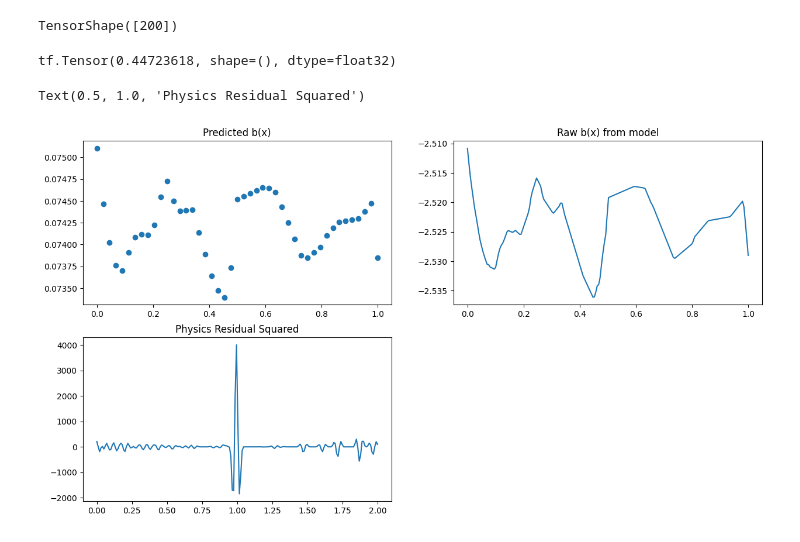
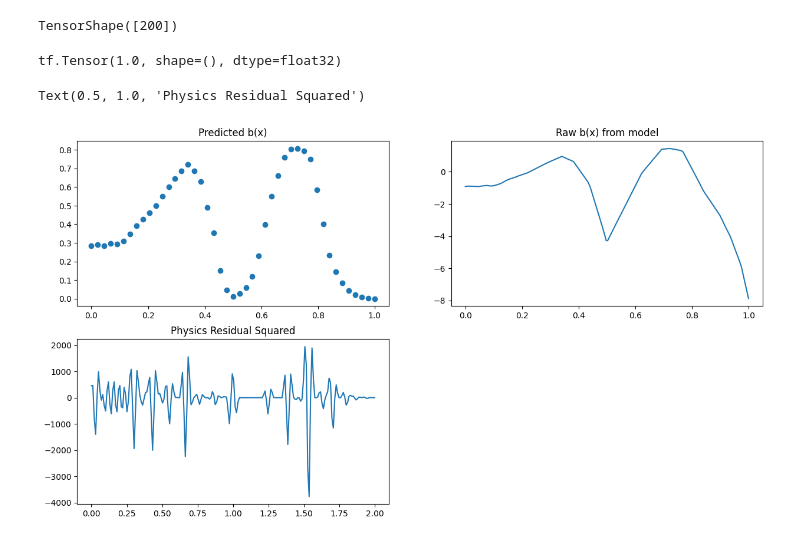
Before and after one commit to ShiyuanDengg/2D-Wall, a Jupyter notebook: 1D/1D Beam NeRF Combined DISCRETE.ipynb, the cells around one changed output. Cells and saved outputs as stored; diff of their text form; code cells hidden in the pictures.

Commit message:
fixed dimension issues by removing all squeezes

```diff
--- a/1D/1D Beam NeRF Combined DISCRETE.ipynb
+++ b/1D/1D Beam NeRF Combined DISCRETE.ipynb
@@ -361,6 +367,7 @@ def train_step_final(x_colloc):
             spikes_penalty = tf.reduce_mean(tf.square(filtered_residual[1:] - filtered_residual[:-1]))
 
             filter_penalty = tf.reduce_mean(tf.square(1 - b_pred))
+            filter_penalty = tf.exp(5 * filter_penalty)
 
         w_data.assign(5.0)
         w_bc.assign(0.1)
@@ -383,8 +390,8 @@ def train_step_final(x_colloc):
 Data_only = False
 
 N_DATA = 10000
-N_FILTER = 15000
-N_INTERM = 50000
+N_FILTER = 40000
+N_INTERM = 5000
 N_INTEGRATE = 40000
 
 history = {"loss": [], "data": [], "phys": [], "bc": [], "filter": [], "q_hat_norm": []}
@@ -408,14 +415,16 @@ for epoch in range(N_DATA + N_FILTER):# + N_INTERM + N_INTEGRATE):
         x_colloc = get_collocation_points(x_sensors_tf, max_moment_loc, colloc_width / L, colloc_density)
         tf.print("Collocation points:", x_colloc[:25])
         tf.print(x_colloc[-25:])
+      elif DISCRETE:
+        x_colloc = x_sensors_tf[(x_sensors_tf > 2 * dl_norm) & (x_sensors_tf < (1.0 - 2 * dl_norm))]
       else:
         x_colloc = x_sensors_tf
+      x_colloc = tf.reshape(x_colloc, (-1, 1))
 
       *_, d4w_norm = compute_derivatives(x_colloc)
-      #tf.print("Max moment at", max_moment_loc)
 
     elif epoch < N_DATA + N_FILTER:
-      phys_l, filter_l = train_step_filter(x_colloc, d4w_norm)
+      phys_l, filter_l = train_step_filter(x_colloc, tf.stop_gradient(d4w_norm))
       data_l, bc_l = tf.cast(history["data"][-1], tf.float32), tf.cast(history["bc"][-1], tf.float32)
       loss = phys_l + filter_l + data_l + bc_l
 
@@ -466,7 +475,7 @@ Epoch 24000 | Total: 8900.571289 | Data: 0.000016 | Phys: 3624.665771 | BC: 0.00
 _, dw, d2w, d3w, d4w = compute_derivatives_bc(x_tf)
 dw, *_, d4w = compute_derivatives(x_tf)
 
-b_pred = model_b(x_tf)
+b_pred = get_model_b(x_tf)
 w_pred = get_model_w(x_tf) * w_max
 q_dim = q_hat_norm.numpy()
 q_pred = q_dim.flatten()
@@ -550,22 +559,22 @@ TensorShape([200])
 # %%
 plt.figure(figsize=(15, 8))
 plt.subplot(221)
 plt.plot(x_sensors_tf, get_model_b(x_sensors_tf), 'o', label="At sensors")
 plt.title("Predicted b(x)")
 
 plt.subplot(222)
 b_raw = model(x_tf)[:, 1]
 plt.plot(x_tf, (b_raw))
 plt.title("Raw b(x) from model")
 print(x_tf[tf.argmin(b_raw)])
 
 plt.subplot(223)
-plt.plot(x_full,(tf.squeeze(b_pred) * (d4w * (EI * w_max / (L**4 * Q)) - q_hat_norm)))
+plt.plot(x_full,((b_pred) * (d4w * (EI * w_max / (L**4 * Q)) - q_hat_norm)))
 plt.title("Physics Residual Squared")
 # %% [output]
-tf.Tensor(0.44723618, shape=(), dtype=float32)
+tf.Tensor(1.0, shape=(), dtype=float32)
 Text(0.5, 1.0, 'Physics Residual Squared')
-[figure, old version]
+[figure, new version]
 # %%
 plt.figure(figsize=(12, 8))
 
```
Also changed, not shown: parts of 11 cells of this notebook.
